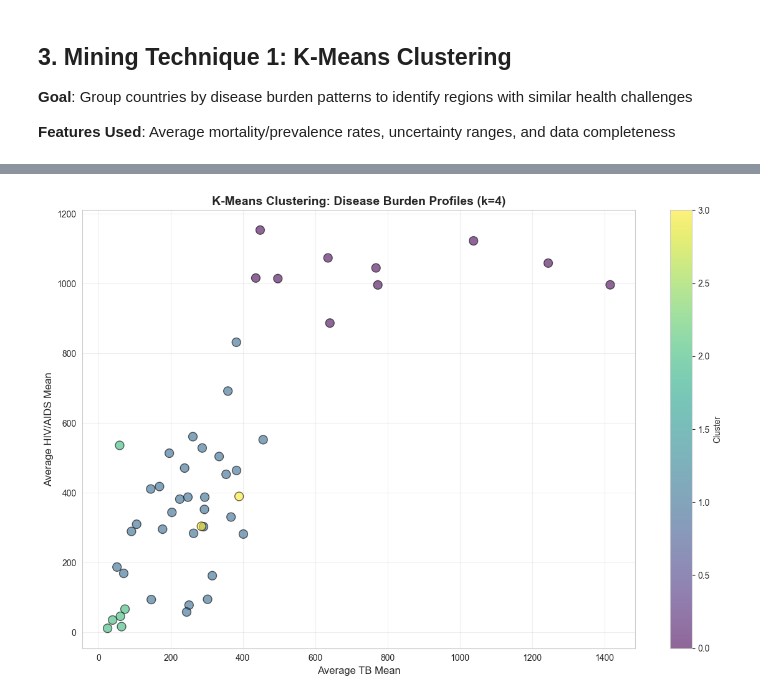
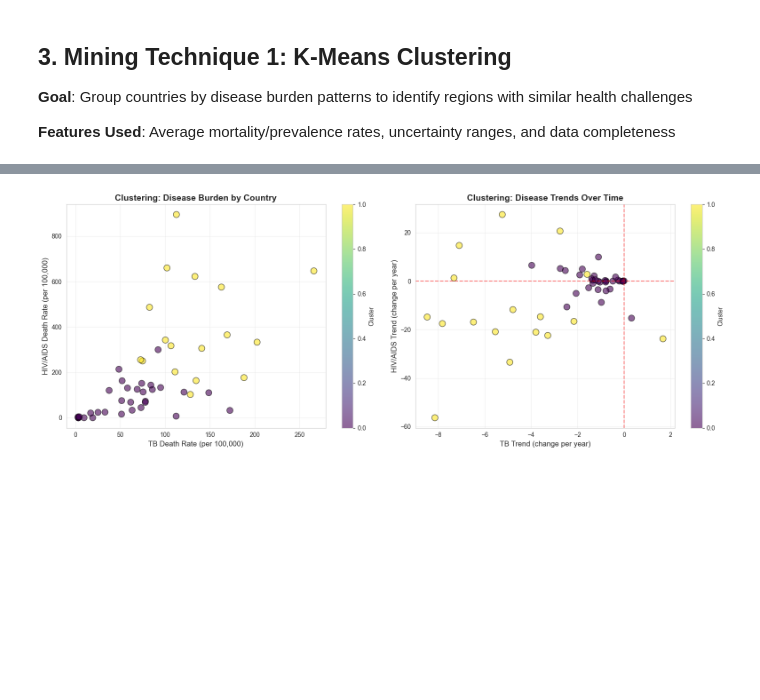
Before and after one commit to DSA2040-Group-Project-BATAM-Team/DataMining_GroupProject_Allan_Bophine_Aime_Mitchelle_Tumaini, a Jupyter notebook: data_mining.ipynb, the cells around one changed output, grey strips where cells are left out. Drawn from its saved outputs; the diff is of its cells as text; code cells hidden in the pictures; blank space fills up the shorter version.

Commit message:
Updated data mining file

```diff
--- a/data_mining.ipynb
+++ b/data_mining.ipynb
@@ -204,23 +247,42 @@ Cluster 3: South Sudan, Sudan
 # %%
-# Visualize clusters
-fig, ax = plt.subplots(1, 1, figsize=(12, 8))
+# Visualize clusters in 2D (TB vs HIV burden)
+fig, axes = plt.subplots(1, 2, figsize=(16, 6))
 
-scatter = ax.scatter(
-    clustering_data['avg_mean_Tuberculosis'],
-    clustering_data['avg_mean_HIV/AIDS'],
-    c=clustering_data['cluster'],
+# Plot 1: Mean rates
+scatter1 = axes[0].scatter(
+    clustering_df['tb_mean_rate'],
+    clustering_df['hiv_mean_rate'],
+    c=clustering_df['cluster'],
     cmap='viridis',
     s=100,
     alpha=0.6,
     edgecolors='black'
 )
+axes[0].set_xlabel('TB Death Rate (per 100,000)', fontsize=12)
+axes[0].set_ylabel('HIV/AIDS Death Rate (per 100,000)', fontsize=12)
+axes[0].set_title('Clustering: Disease Burden by Country', fontweight='bold', fontsize=14)
+axes[0].grid(True, alpha=0.3)
+plt.colorbar(scatter1, ax=axes[0], label='Cluster')
 
-ax.set_xlabel('Average TB Mean', fontsize=12)
-ax.set_ylabel('Average HIV/AIDS Mean', fontsize=12)
-ax.set_title(f'K-Means Clustering: Disease Burden Profiles (k={optimal_k})', fontsize=14, fontweight='bold')
-plt.colorbar(scatter, label='Cluster')
-plt.grid(True, alpha=0.3)
+# Plot 2: Trends
+scatter2 = axes[1].scatter(
+    clustering_df['tb_trend'],
+    clustering_df['hiv_trend'],
+    c=clustering_df['cluster'],
+    cmap='viridis',
+    s=100,
+    alpha=0.6,
+    edgecolors='black'
+)
+axes[1].set_xlabel('TB Trend (change per year)', fontsize=12)
+axes[1].set_ylabel('HIV/AIDS Trend (change per year)', fontsize=12)
+axes[1].set_title('Clustering: Disease Trends Over Time', fontweight='bold', fontsize=14)
+axes[1].axhline(y=0, color='red', linestyle='--', alpha=0.5)
+axes[1].axvline(x=0, color='red', linestyle='--', alpha=0.5)
+axes[1].grid(True, alpha=0.3)
+plt.colorbar(scatter2, ax=axes[1], label='Cluster')
+
 plt.tight_layout()
 plt.show()
 # %% [output]
-[figure, old version]
+[figure, new version]
```
Also changed, not shown: parts of 23 cells of this notebook.
